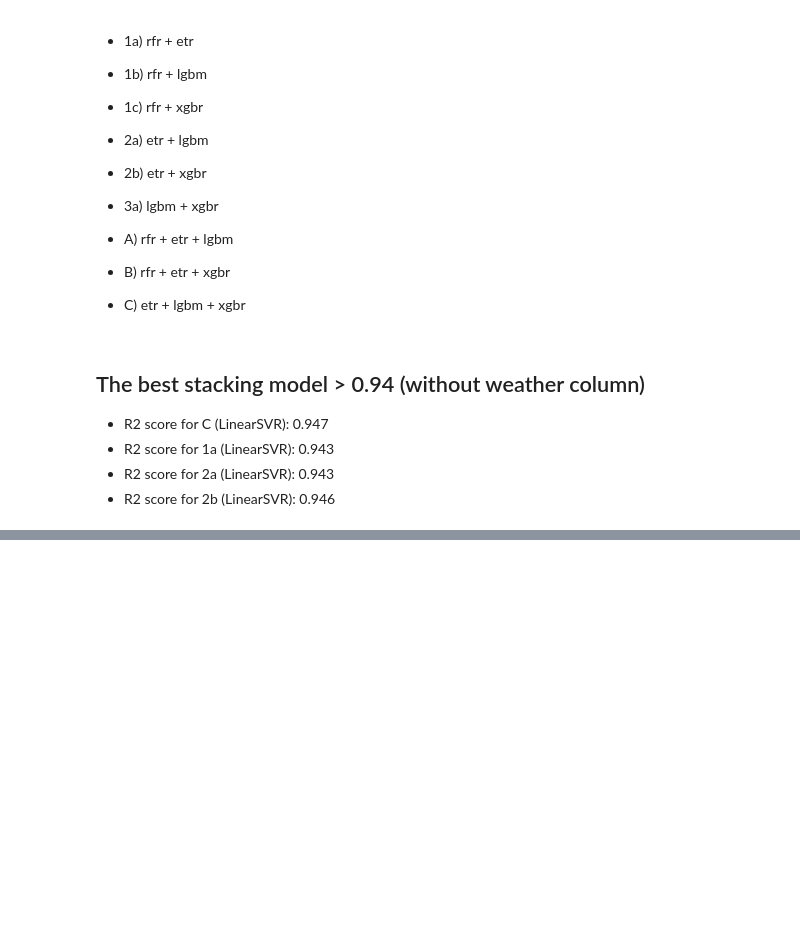
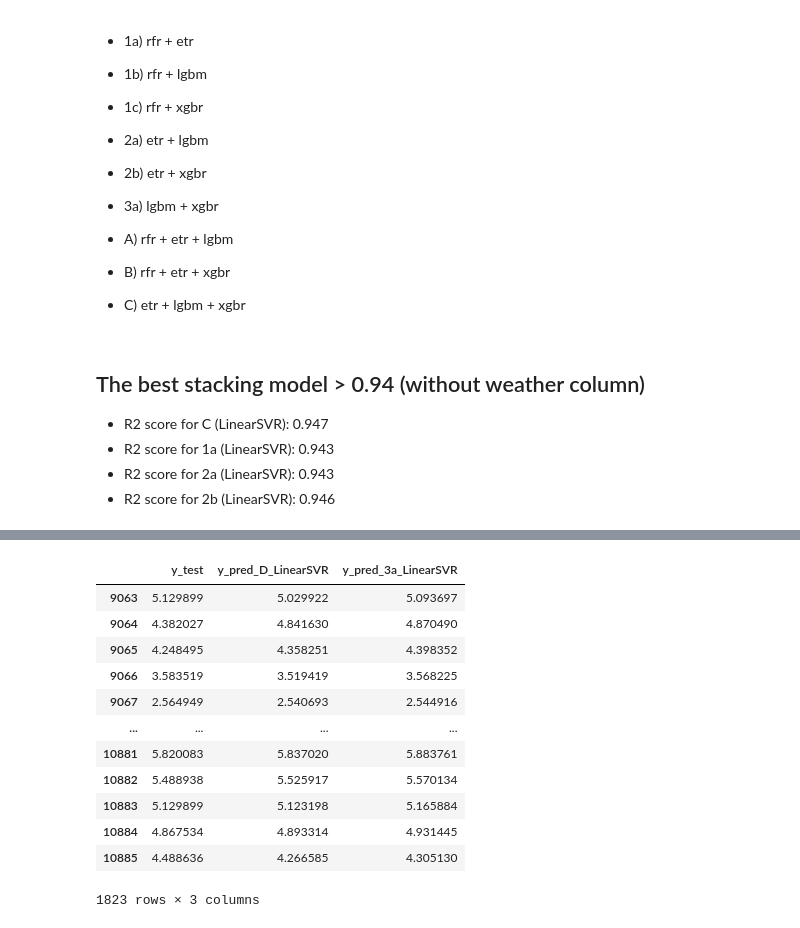
Before and after one commit to RudyBourez/Bike_Sharing_API, a Jupyter notebook: Modèles/Stacking_ML_no_weather.ipynb, the cells around one changed output, grey strips where cells are left out. Saved outputs shown, nothing was run; the diff lists cells and outputs as text; code cells hidden in the pictures; blank space fills up the shorter version.

```diff
--- a/Modèles/Stacking_ML_no_weather.ipynb
+++ b/Modèles/Stacking_ML_no_weather.ipynb
@@ -966,0 +1062,28 @@ plt.legend(fontsize=15)
+# %%
+
+y_pred_D_linearSVR = model_D_LinearSVR.predict(X_test)
+y_pred_3a_linearSVR = model_3a_LinearSVR.predict(X_test)
+
+
+plot_y_no_etr = pd.DataFrame(data=y_test, columns=['y_test'])
+
+plot_y_no_etr['y_test']=y_test
+plot_y_no_etr['y_pred_D_LinearSVR']=y_pred_D_linearSVR
+plot_y_no_etr['y_pred_3a_LinearSVR']=y_pred_3a_linearSVR
+
+
+plot_y_no_etr
+# %% [output]
+|  | y_test | y_pred_D_LinearSVR | y_pred_3a_LinearSVR |
+| 9063 | 5.129899 | 5.029922 | 5.093697 |
+| 9064 | 4.382027 | 4.841630 | 4.870490 |
+| 9065 | 4.248495 | 4.358251 | 4.398352 |
+| 9066 | 3.583519 | 3.519419 | 3.568225 |
+| 9067 | 2.564949 | 2.540693 | 2.544916 |
+| ... | ... | ... | ... |
+| 10881 | 5.820083 | 5.837020 | 5.883761 |
+| 10882 | 5.488938 | 5.525917 | 5.570134 |
+| 10883 | 5.129899 | 5.123198 | 5.165884 |
+| 10884 | 4.867534 | 4.893314 | 4.931445 |
+| 10885 | 4.488636 | 4.266585 | 4.305130 |
+1823 rows × 3 columns
```
Also changed, not shown: parts of 26 cells of this notebook, 1 other file.
